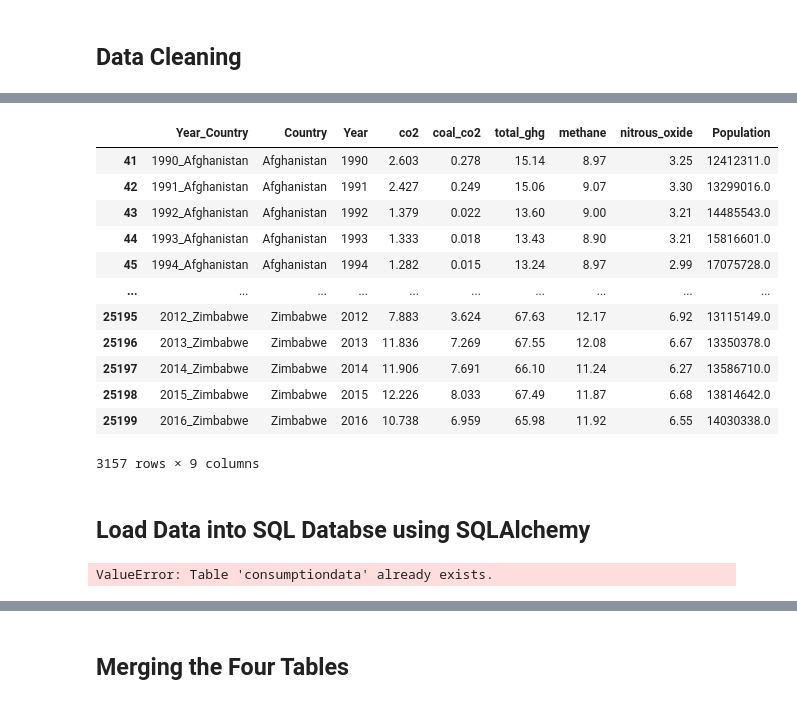
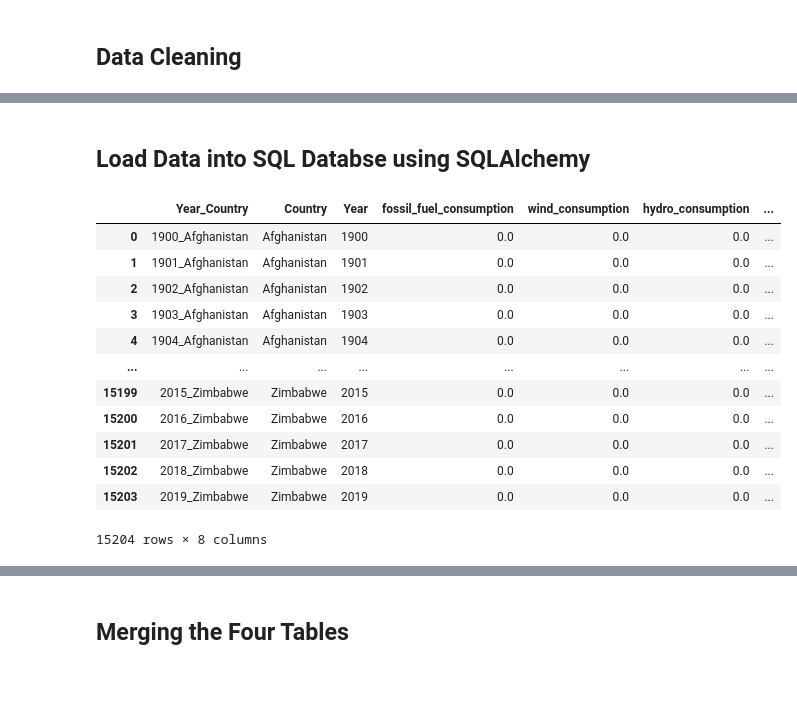
Before and after one commit to Ed-Chris/Data6xx, a Jupyter notebook: SQL/DATA 604 - Project Report.ipynb, the cells around one changed output, grey strips where cells are left out. Drawn from its saved outputs; the diff is of its cells as text; code cells hidden in the pictures.

```diff
--- a/SQL/DATA 604 - Project Report.ipynb
+++ b/SQL/DATA 604 - Project Report.ipynb
@@ -233,6 +291,14 @@ gasdata = gasdata.dropna()
 # Rename columns
 gasdata = gasdata.rename(columns={"country": "Country", "year": "Year","population": "Population"})
 
+# List of countries to be removed
+countries_to_remove = ["World"
+]
+
+
+# Drop rows where 'Country' is in the list of countries to remove
+gasdata = gasdata[~gasdata['Country'].isin(countries_to_remove)]
+
 # Merged Country and Year to make Primary Key
 gasdata['Year_Country'] = gasdata['Year'].astype(str) + '_' + gasdata['Country']
 gasdata
@@ -243,49 +309,53 @@ column_order = ['Year_Country'] + [col for col in gasdata if col != 'Year_Countr
 # Reorganize the columns in the DataFrame
 gasdata = gasdata[column_order]
 
+# Replace all NaN values with 0 in the entire DataFrame
+gasdata.fillna(0, inplace=True)
+
 # Display the data
 gasdata
 
 # Convert cleaned data to CSV file
 # gasdata.to_csv("cleanedgasdata.csv", index=False)
-# %% [output]
-|  | Year_Country | Country | Year | co2 | coal_co2 | total_ghg | methane | nitrous_oxide | Population |
-| 41 | 1990_Afghanistan | Afghanistan | 1990 | 2.603 | 0.278 | 15.14 | 8.97 | 3.25 | 12412311.0 |
-| 42 | 1991_Afghanistan | Afghanistan | 1991 | 2.427 | 0.249 | 15.06 | 9.07 | 3.30 | 13299016.0 |
-| 43 | 1992_Afghanistan | Afghanistan | 1992 | 1.379 | 0.022 | 13.60 | 9.00 | 3.21 | 14485543.0 |
-| 44 | 1993_Afghanistan | Afghanistan | 1993 | 1.333 | 0.018 | 13.43 | 8.90 | 3.21 | 15816601.0 |
-| 45 | 1994_Afghanistan | Afghanistan | 1994 | 1.282 | 0.015 | 13.24 | 8.97 | 2.99 | 17075728.0 |
-| ... | ... | ... | ... | ... | ... | ... | ... | ... | ... |
-| 25195 | 2012_Zimbabwe | Zimbabwe | 2012 | 7.883 | 3.624 | 67.63 | 12.17 | 6.92 | 13115149.0 |
-| 25196 | 2013_Zimbabwe | Zimbabwe | 2013 | 11.836 | 7.269 | 67.55 | 12.08 | 6.67 | 13350378.0 |
-| 25197 | 2014_Zimbabwe | Zimbabwe | 2014 | 11.906 | 7.691 | 66.10 | 11.24 | 6.27 | 13586710.0 |
-| 25198 | 2015_Zimbabwe | Zimbabwe | 2015 | 12.226 | 8.033 | 67.49 | 11.87 | 6.68 | 13814642.0 |
-| 25199 | 2016_Zimbabwe | Zimbabwe | 2016 | 10.738 | 6.959 | 65.98 | 11.92 | 6.55 | 14030338.0 |
-3157 rows × 9 columns
 # %% [markdown]
 ## Load Data into SQL Databse using SQLAlchemy
 # %%
 # Dataset 1
 
 # Import pandas and sqlalchemy
 import pandas as pd
 import sqlalchemy as sq
 
-# Connect to local database
-engine = sq.create_engine('mysql+mysqlconnector://root:PASSWORD@localhost/Data604database')
+# Create the SQLAlchemy engine
+engine = sq.create_engine('postgresql://postgres:123Qwe@localhost/Project')
+
+# Connect to the database
+connection = engine.connect()
 
 # Read the cleaned CSVs as a dataframe
 consumptiondata = pd.read_csv("consumptiondata.csv")
 consumptiondata
 
 # Write dataframe into table
-consumptiondata.to_sql("consumptiondata", engine, index=False)
+consumptiondata.to_sql("consumptiondata", engine, index=False, if_exists= 'replace')
 
 # Print data and see if connection has been made
 consumptiondata = pd.read_sql_table("consumptiondata", engine)
 consumptiondata
 # %% [output]
+|  | Year_Country | Country | Year | fossil_fuel_consumption | wind_consumption | hydro_consumption | ... |
+| 0 | 1900_Afghanistan | Afghanistan | 1900 | 0.0 | 0.0 | 0.0 | ... |
+| 1 | 1901_Afghanistan | Afghanistan | 1901 | 0.0 | 0.0 | 0.0 | ... |
+| 2 | 1902_Afghanistan | Afghanistan | 1902 | 0.0 | 0.0 | 0.0 | ... |
+| 3 | 1903_Afghanistan | Afghanistan | 1903 | 0.0 | 0.0 | 0.0 | ... |
+| 4 | 1904_Afghanistan | Afghanistan | 1904 | 0.0 | 0.0 | 0.0 | ... |
+| ... | ... | ... | ... | ... | ... | ... | ... |
+| 15199 | 2015_Zimbabwe | Zimbabwe | 2015 | 0.0 | 0.0 | 0.0 | ... |
+| 15200 | 2016_Zimbabwe | Zimbabwe | 2016 | 0.0 | 0.0 | 0.0 | ... |
+| 15201 | 2017_Zimbabwe | Zimbabwe | 2017 | 0.0 | 0.0 | 0.0 | ... |
+| 15202 | 2018_Zimbabwe | Zimbabwe | 2018 | 0.0 | 0.0 | 0.0 | ... |
+| 15203 | 2019_Zimbabwe | Zimbabwe | 2019 | 0.0 | 0.0 | 0.0 | ... |
-ValueError: Table 'consumptiondata' already exists.
+15204 rows × 8 columns
 # %%
 # Dataset 2
 
```
Also changed, not shown: parts of 17 cells of this notebook, 4 other files.
